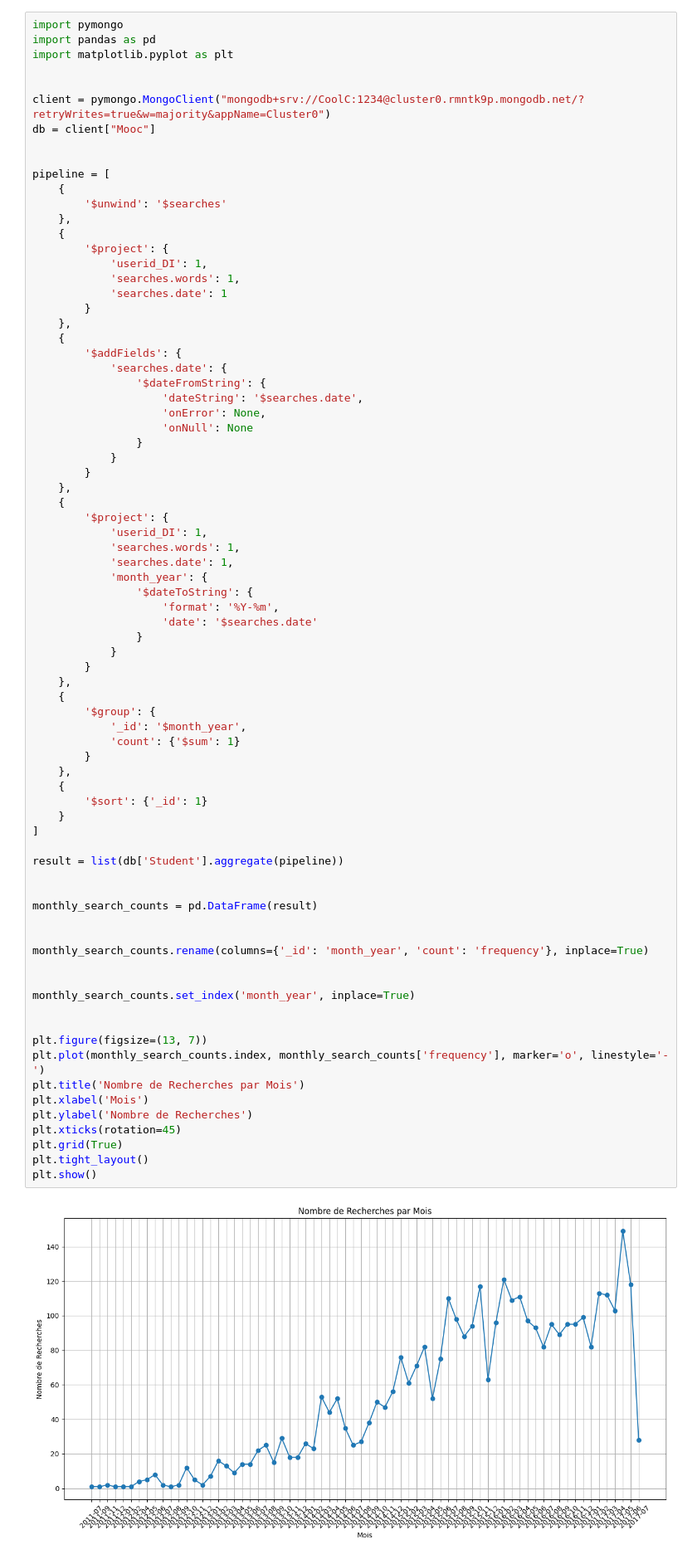
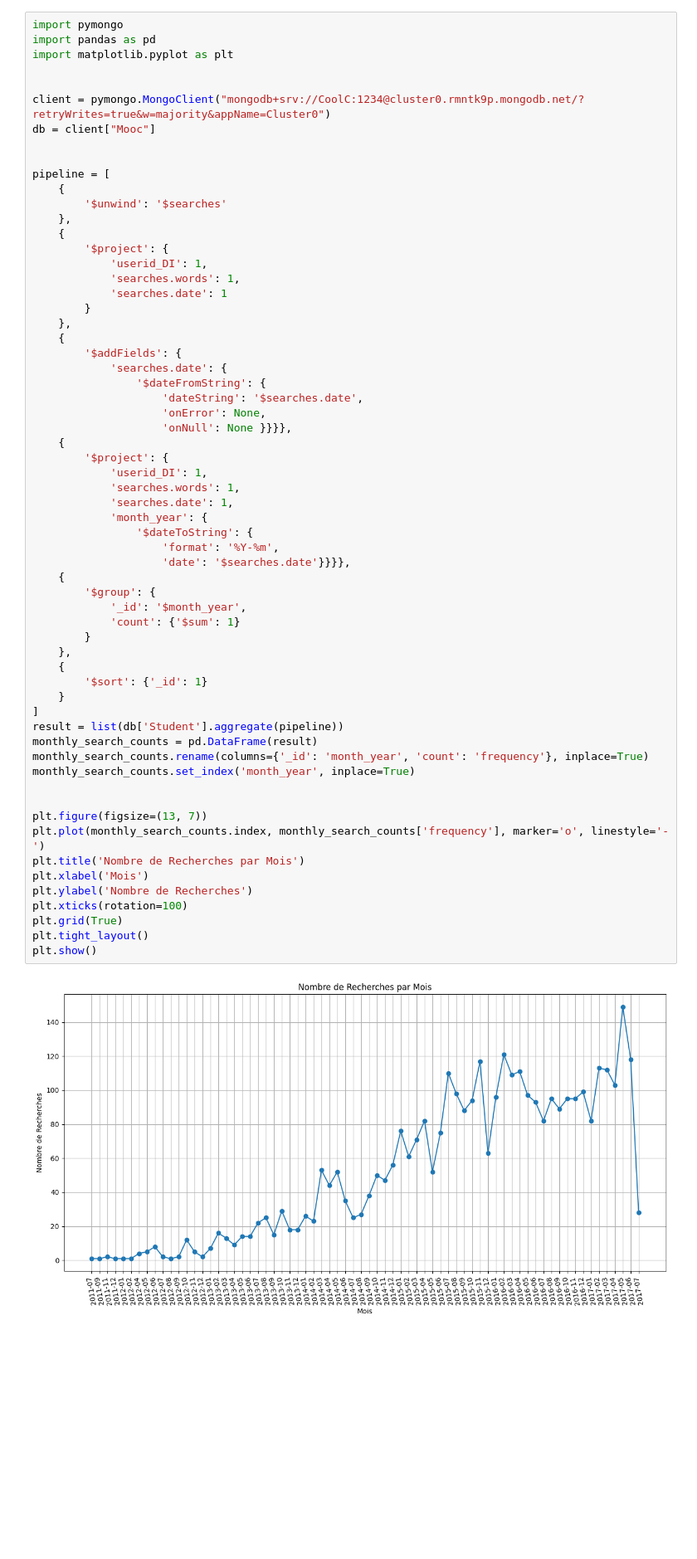
Before and after one commit to ghadaabassi/Mooc, a Jupyter notebook: MoocMongoAtlas.ipynb, the cells around one changed output. Shown at 83% size. Drawn from its saved outputs; the diff is of its cells as text; blank space fills up the shorter version.

Commit message:
TopSearch

```diff
--- a/MoocMongoAtlas.ipynb
+++ b/MoocMongoAtlas.ipynb
@@ -188,55 +177,40 @@ pipeline = [
                 '$dateFromString': {
                     'dateString': '$searches.date',
                     'onError': None,
-                    'onNull': None
-                }
-            }
-        }
-    },
+                    'onNull': None }}}},
     {
         '$project': {
             'userid_DI': 1,
             'searches.words': 1,
             'searches.date': 1,
             'month_year': {
                 '$dateToString': {
                     'format': '%Y-%m',
-                    'date': '$searches.date'
-                }
-            }
-        }
-    },
+                    'date': '$searches.date'}}}},
     {
         '$group': {
             '_id': '$month_year',
             'count': {'$sum': 1}
         }
     },
     {
         '$sort': {'_id': 1}
     }
 ]
-
 result = list(db['Student'].aggregate(pipeline))
-
-
 monthly_search_counts = pd.DataFrame(result)
-
-
 monthly_search_counts.rename(columns={'_id': 'month_year', 'count': 'frequency'}, inplace=True)
-
-
 monthly_search_counts.set_index('month_year', inplace=True)
 
 
 plt.figure(figsize=(13, 7))
 plt.plot(monthly_search_counts.index, monthly_search_counts['frequency'], marker='o', linestyle='-')
 plt.title('Nombre de Recherches par Mois')
 plt.xlabel('Mois')
 plt.ylabel('Nombre de Recherches')
-plt.xticks(rotation=45)
+plt.xticks(rotation=100)
 plt.grid(True)
 plt.tight_layout()
 plt.show()
 # %% [output]
-[figure, old version]
+[figure, new version]
```
Also changed, not shown: parts of 2 cells of this notebook.
